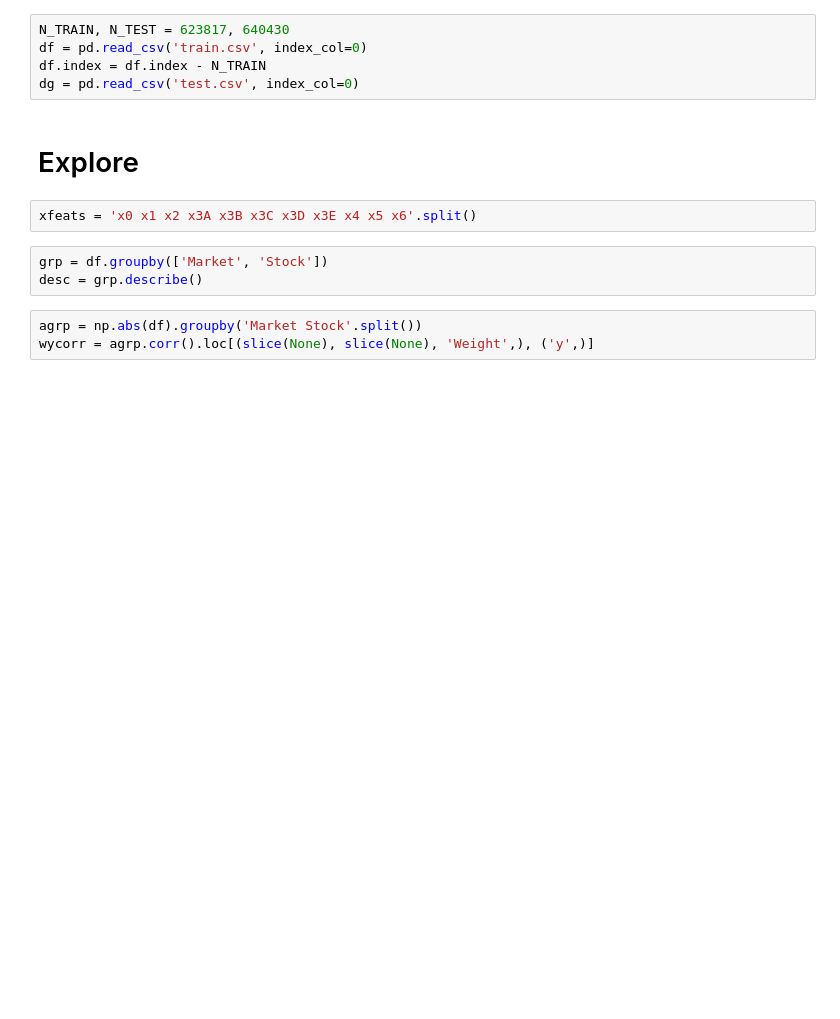
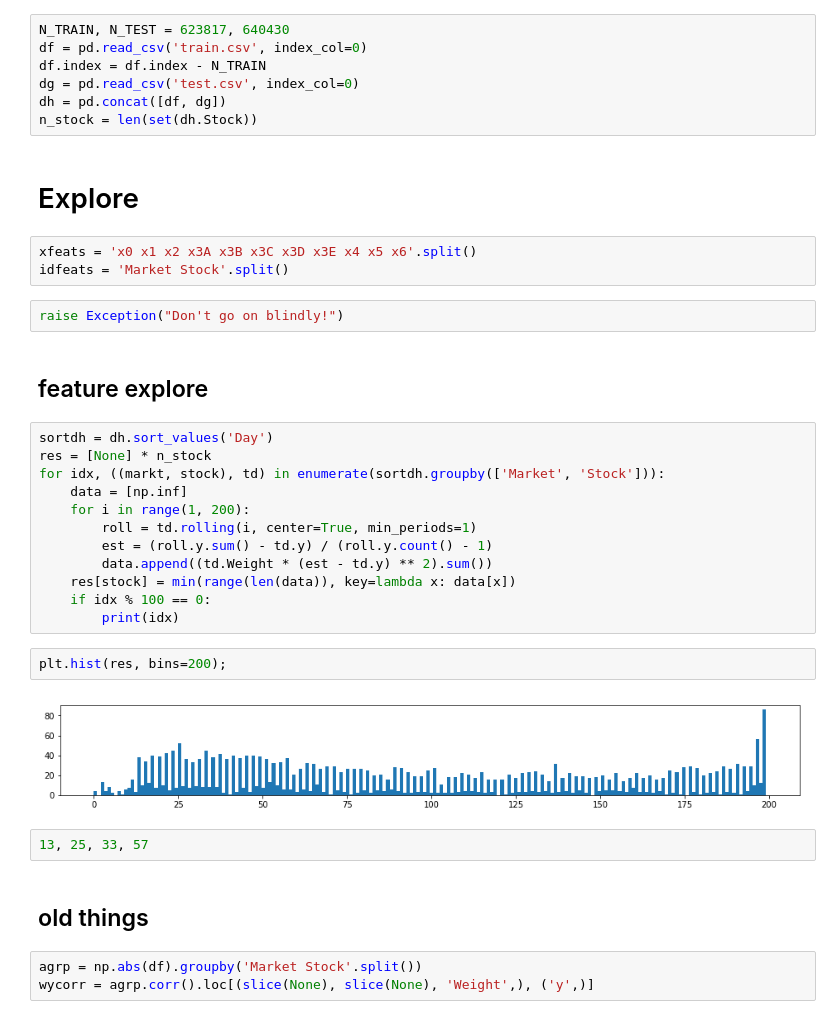
Before and after one commit to yumichael/g-research-ffc2018, a Jupyter notebook: leggo.ipynb, the cells around one changed output. Drawn from its saved outputs; the diff is of its cells as text; blank space fills up the shorter version.

```diff
--- a/leggo.ipynb
+++ b/leggo.ipynb
@@ -19,13 +19,37 @@ N_TRAIN, N_TEST = 623817, 640430
 df = pd.read_csv('train.csv', index_col=0)
 df.index = df.index - N_TRAIN
 dg = pd.read_csv('test.csv', index_col=0)
+dh = pd.concat([df, dg])
+n_stock = len(set(dh.Stock))
 # %% [markdown]
 # Explore
 # %%
 xfeats = 'x0 x1 x2 x3A x3B x3C x3D x3E x4 x5 x6'.split()
+idfeats = 'Market Stock'.split()
-# %%
-grp = df.groupby(['Market', 'Stock'])
-desc = grp.describe()
+# %%
+raise Exception("Don't go on blindly!")
+# %% [markdown]
+## feature explore
+# %%
+sortdh = dh.sort_values('Day')
+res = [None] * n_stock
+for idx, ((markt, stock), td) in enumerate(sortdh.groupby(['Market', 'Stock'])):
+    data = [np.inf]
+    for i in range(1, 200):
+        roll = td.rolling(i, center=True, min_periods=1)
+        est = (roll.y.sum() - td.y) / (roll.y.count() - 1)
+        data.append((td.Weight * (est - td.y) ** 2).sum())
+    res[stock] = min(range(len(data)), key=lambda x: data[x])
+    if idx % 100 == 0:
+        print(idx)
+# %%
+plt.hist(res, bins=200);
+# %% [output]
+[figure, added]
+# %%
+13, 25, 33, 57
+# %% [markdown]
+## old things
 # %%
 agrp = np.abs(df).groupby('Market Stock'.split())
 wycorr = agrp.corr().loc[(slice(None), slice(None), 'Weight',), ('y',)]
```
Also changed, not shown: parts of 21 cells of this notebook, 1 other file.
